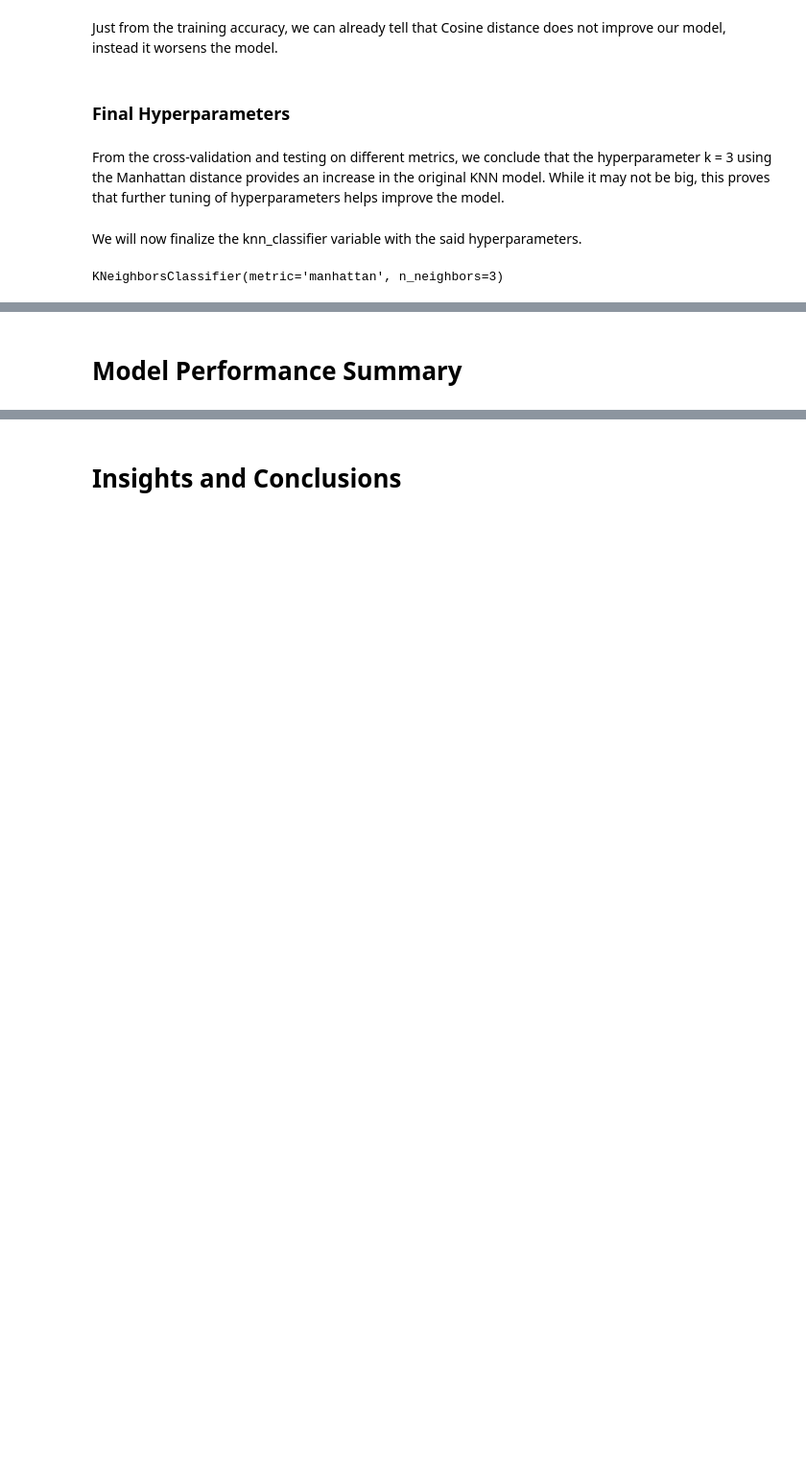
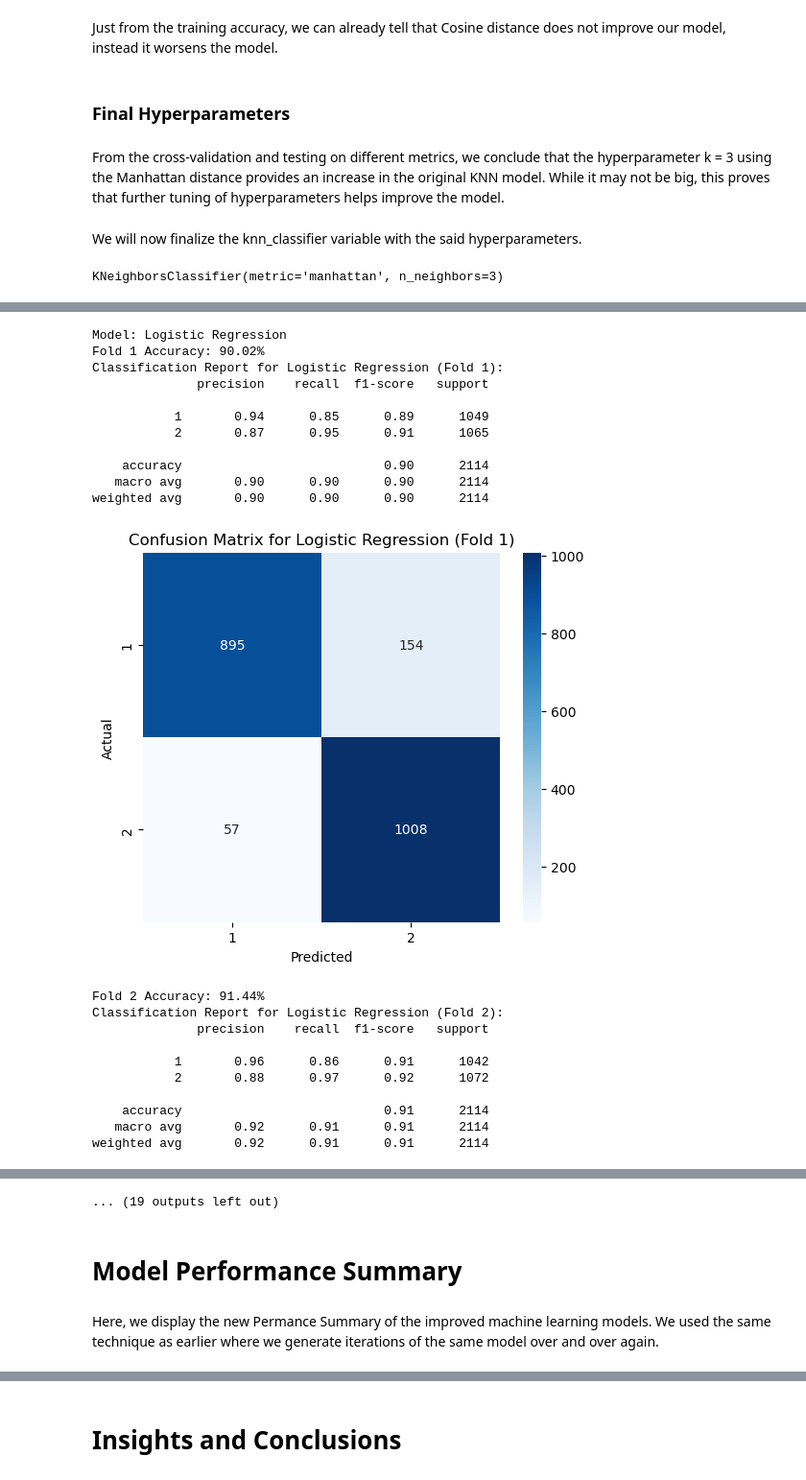
Before and after one commit to BeverlyKate/STINTSY-MP, a Jupyter notebook: STINTSYMP.ipynb, the cells around one changed output, grey strips where cells are left out. Shown at 96% size. Saved outputs shown, nothing was run; the diff lists cells and outputs as text; code cells hidden in the pictures; blank space fills up the shorter version.

```diff
--- a/STINTSYMP.ipynb
+++ b/STINTSYMP.ipynb
@@ -884,0 +1224,72 @@ KNeighborsClassifier(metric='manhattan', n_neighbors=3)
+# %%
+models = {
+    "Logistic Regression": improved_log_model,
+    "Naive Bayes": grid_model,
+    "K-Nearest Neighbors": knn_classifier
+}
+
+# K-Fold Cross-Validation (K=5)
+kf = KFold(n_splits=5, shuffle=True, random_state=42)
+
+# Iterate through each model
+for model_name, model in models.items():
+    accuracies = []
+    print(f"\nModel: {model_name}")
+
+    # Perform K-Fold Cross-Validation
+    for fold, (train_index, test_index) in enumerate(kf.split(X), 1):
+        # Use indexing for NumPy arrays
+        X_train, X_test = X[train_index], X[test_index]
+        y_train, y_test = y[train_index], y[test_index]
+
+        # Train the model
+        model.fit(X_train, y_train)
+
+        # Predict using the model
+        y_pred = model.predict(X_test)
+
+        # Calculate accuracy
+        accuracy = accuracy_score(y_test, y_pred)
+        accuracies.append(accuracy)
+
+        print(f"Fold {fold} Accuracy: {accuracy * 100:.2f}%")
+
+        # Print classification report
+        print(f"Classification Report for {model_name} (Fold {fold}):")
+        print(classification_report(y_test, y_pred, zero_division=1))
+
+        # Generate and display confusion matrix
+        cm = confusion_matrix(y_test, y_pred)
+        plt.figure(figsize=(6, 5))
+        sns.heatmap(cm, annot=True, fmt='d', cmap='Blues', xticklabels=model.classes_, yticklabels=model.classes_)
+        plt.title(f'Confusion Matrix for {model_name} (Fold {fold})')
+        plt.xlabel('Predicted')
+        plt.ylabel('Actual')
+        plt.show()
+
+    # Average accuracy over all folds
+    avg_accuracy = np.mean(accuracies) * 100
+    print(f"Average Accuracy for {model_name}: {avg_accuracy:.2f}%")
+# %% [output]
+Model: Logistic Regression
+Fold 1 Accuracy: 90.02%
+Classification Report for Logistic Regression (Fold 1):
+              precision    recall  f1-score   support
+
+           1       0.94      0.85      0.89      1049
+           2       0.87      0.95      0.91      1065
+
+    accuracy                           0.90      2114
+   macro avg       0.90      0.90      0.90      2114
+weighted avg       0.90      0.90      0.90      2114
+[figure, added]
+Fold 2 Accuracy: 91.44%
+Classification Report for Logistic Regression (Fold 2):
+              precision    recall  f1-score   support
+
+           1       0.96      0.86      0.91      1042
+           2       0.88      0.97      0.92      1072
+
+    accuracy                           0.91      2114
+   macro avg       0.92      0.91      0.91      2114
+weighted avg       0.92      0.91      0.91      2114
@@ -885,5 +1345,8 @@ KNeighborsClassifier(metric='manhattan', n_neighbors=3)
+... (19 outputs left out)
 # %% [markdown]
 # Model Performance Summary
+# %% [markdown]
+Here, we display the new Permance Summary of the improved machine learning models. We used the same technique as earlier where we generate iterations of the same model over and over again.
 # %%
 models = {
     "Logistic Regression": improved_log_model,
```
Also changed, not shown: parts of 36 cells of this notebook, 1 other file.
